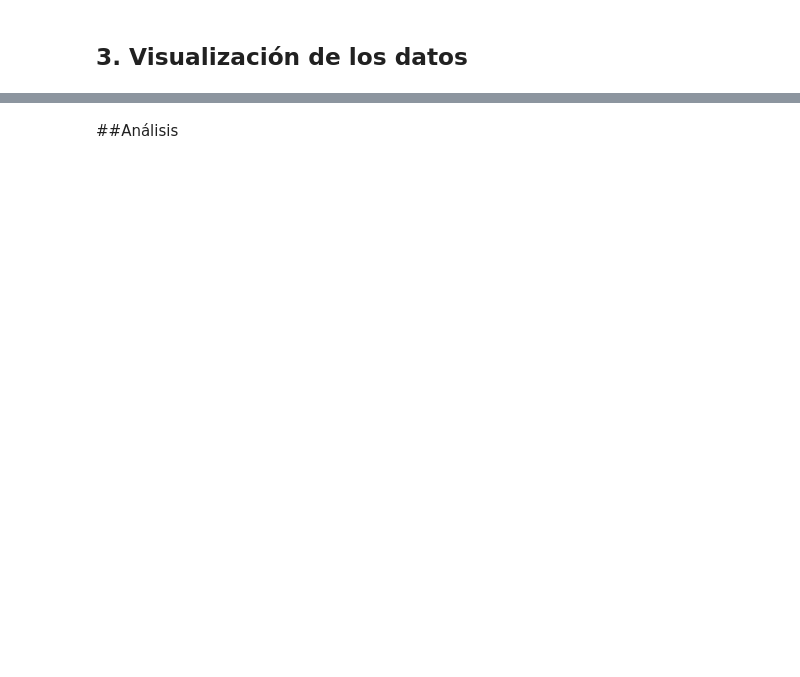
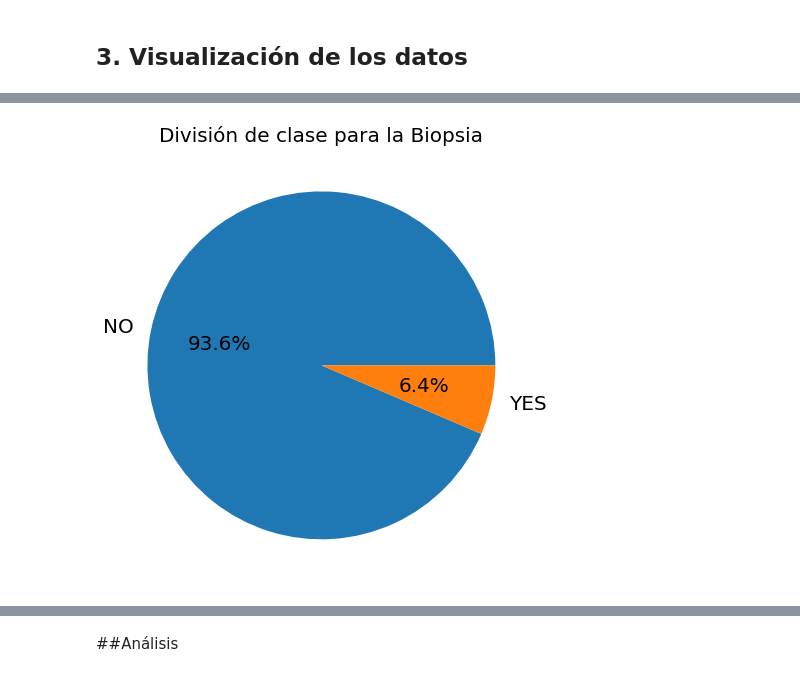
Before and after one commit to Caceres-Santamaria/proyecto-IA, a Jupyter notebook: cancerCervical.ipynb, the cells around one changed output, grey strips where cells are left out. Drawn from its saved outputs; the diff is of its cells as text; code cells hidden in the pictures; blank space fills up the shorter version.

```diff
--- a/cancerCervical.ipynb
+++ b/cancerCervical.ipynb
@@ -231,3 +640,15 @@ df_data.describe()
+# %%
+#@title Porcentaje de biopsia { display-mode: "form" }
+
+impute = df_data.copy()
+impute=df_data.astype('float')
+
+plt.figure(figsize = (12,8))
+plt.pie(impute['Biopsy'].value_counts(), labels = ['NO', 'YES'], autopct = '%1.1f%%', labeldistance=1.1, textprops = {'fontsize': 20})
+plt.title('División de clase para la Biopsia', fontsize=20)
+plt.show()
+# %% [output]
+[figure, added]
 # %%
 #@title Correlación de los datos { display-mode: "form" }
 import seaborn as sns
```
Also changed, not shown: parts of 106 cells of this notebook.
